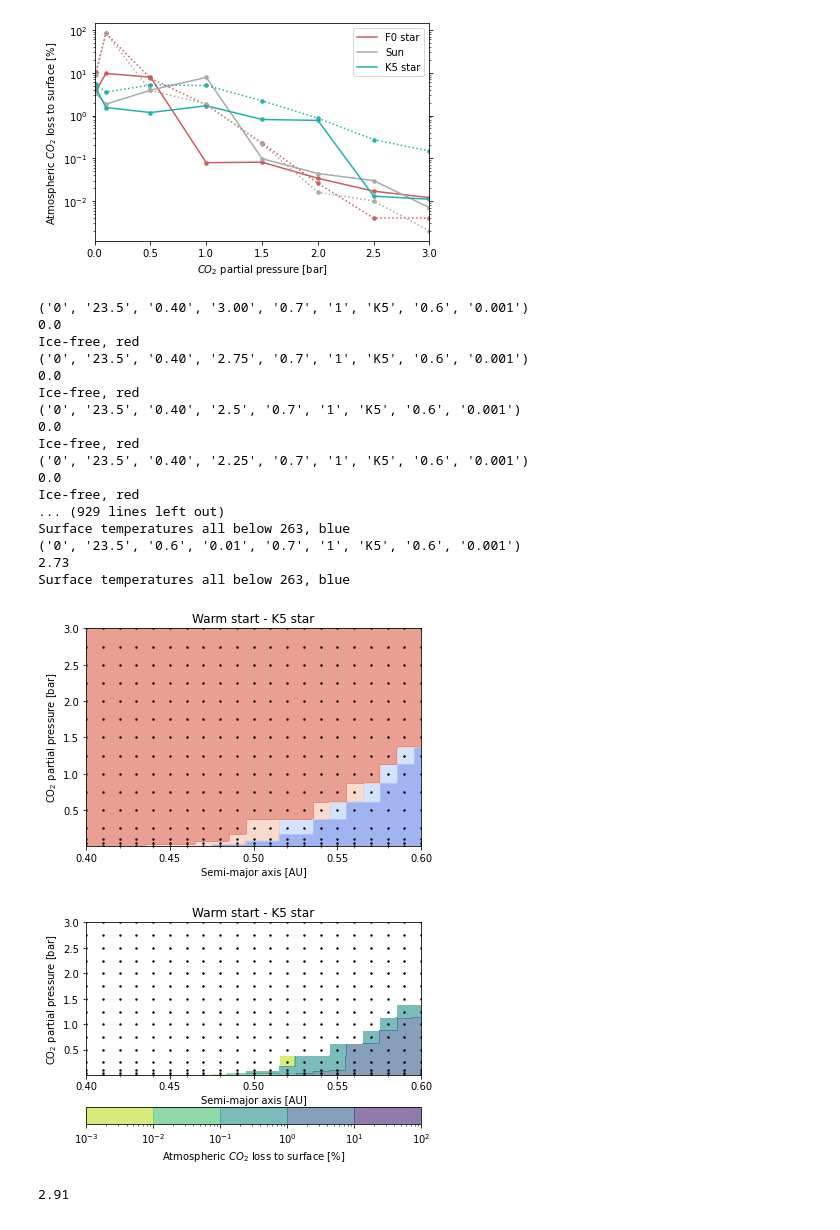
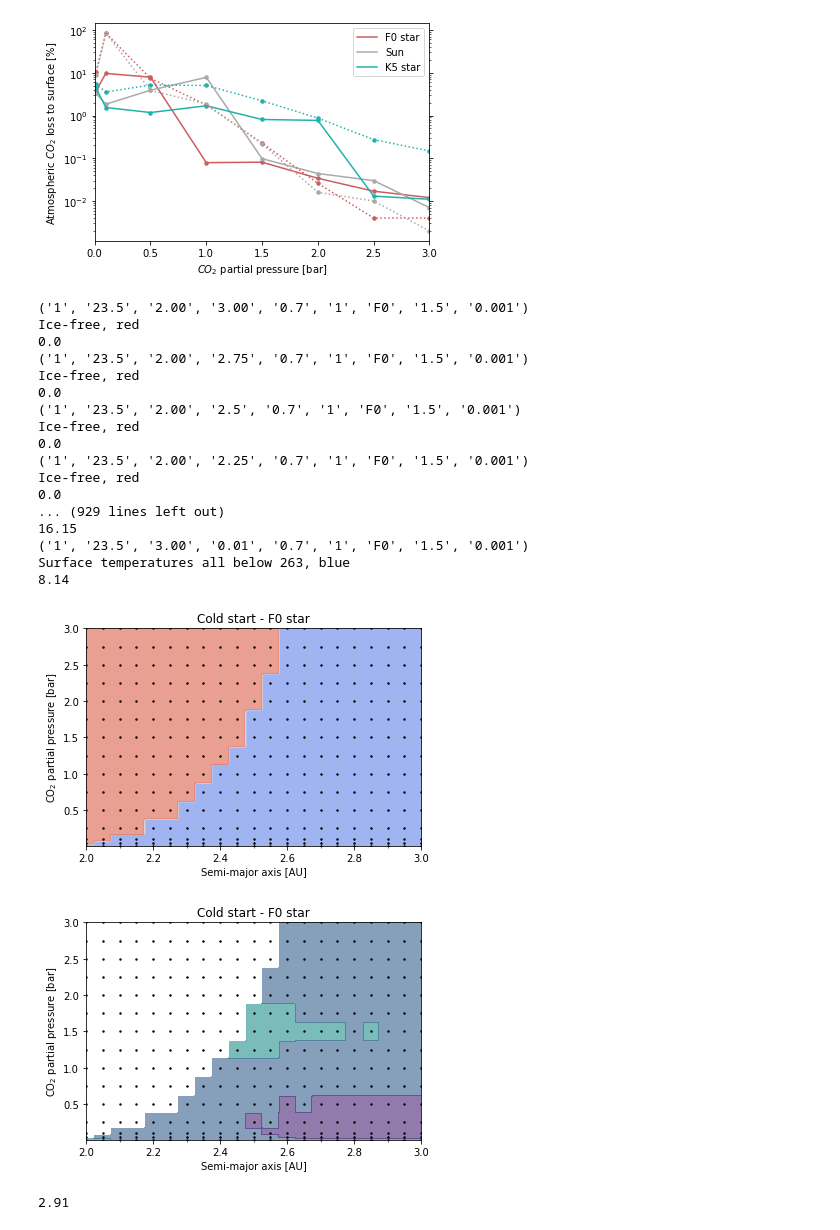
Before and after one commit to irenebonati/CO2-condensation, a Jupyter notebook: Code/Plots.ipynb, the cells around one changed output. Saved outputs shown, nothing was run; the diff lists cells and outputs as text; code cells hidden in the pictures.

```diff
--- a/Code/Plots.ipynb
+++ b/Code/Plots.ipynb
@@ -385,8 +385,8 @@ plt.show()
 [figure]
 # %%
 # We only have to change these 3 parameters
-start = ["Warm"] # "Cold" or "Warm"
-STAR = ["K5"]   # "Sun" or "K5" or "F0"
+start = ["Cold"] # "Cold" or "Warm"
+STAR = ["F0"]   # "Sun" or "K5" or "F0"
 obl = ["23.5"]
 val = ["0.001"] # Sun --> 0.05 K5 --> 0.04 or 0.05 F0 --> 0.035,0.065 (cold start), 0.05 (warm start)
 
@@ -491,7 +491,6 @@ for i in itertools.product(icoldflag,obl,a0,pco2i,ocean,igeog,STAR,smass,val):
                 break
         if CO2_ice[n,s]<0:
             CO2_ice[n,s] = 0.
-        print (CO2_ice[n,s])
 
         #Average temperature from text file
         temp_av = df.iloc[56:72,14]
@@ -514,22 +513,6 @@ for i in itertools.product(icoldflag,obl,a0,pco2i,ocean,igeog,STAR,smass,val):
         temp_max = temp_max.append(df.iloc[76:92,27])
         temp_max = np.array(temp_min, dtype = np.float32)
 
-#         # 1: Snowball planet, 4: Ice-free planets, 2: Partially ice-free with CO2  3: Partially ice free with no CO2
-#         if all(i < 263 for i in temp_max) and any(i <216.6 for i in temp_min) and CO2_ice[n,s]>0.:
-#             gl[n, s] = 1 # blue
-#             print ('Surface temperatures all below 263, blue')
-#         elif all(k > 263 for k in temp_min):
-#             gl[n,s] = 4 # red
-#             print ('Ice-free, red')
-#         else:
-
-#             if any(p<216.6 for p in temp_min) and CO2_ice[n,s]>0.:
-#                 gl[n,s] = 2
-#                 print ('Ice with CO2 condensation, light blue')
-#             else:
-#                 gl[n,s] = 3
-#                 print ('Some ice but no CO2 condensation, light red')
-
         # 1: Snowball planet, 4: Ice-free planets, 2: Partially ice-free with CO2  3: Partially ice free with no CO2
         if all(i < 263 for i in temp_av) and CO2_ice[n,s]>0.:
             gl[n, s] = 1 # blue
@@ -549,6 +532,9 @@ for i in itertools.product(icoldflag,obl,a0,pco2i,ocean,igeog,STAR,smass,val):
                 gl[n,s] = 3
                 print ('Some ice but no CO2 condensation, light red')
                 CO2_ice[n,s] = 0.
+        if CO2_ice[n,s] >0. and CO2_ice[n,s]<0.02:
+            CO2_ice[n,s] = 0.02
+        print (CO2_ice[n,s])
 
     if n==14:
         n=n-14
@@ -556,23 +542,23 @@ for i in itertools.product(icoldflag,obl,a0,pco2i,ocean,igeog,STAR,smass,val):
     else:
         n+=1
 # %% [output]
-('0', '23.5', '0.40', '3.00', '0.7', '1', 'K5', '0.6', '0.001')
+('1', '23.5', '2.00', '3.00', '0.7', '1', 'F0', '1.5', '0.001')
+Ice-free, red
 0.0
+('1', '23.5', '2.00', '2.75', '0.7', '1', 'F0', '1.5', '0.001')
 Ice-free, red
-('0', '23.5', '0.40', '2.75', '0.7', '1', 'K5', '0.6', '0.001')
 0.0
+('1', '23.5', '2.00', '2.5', '0.7', '1', 'F0', '1.5', '0.001')
 Ice-free, red
-('0', '23.5', '0.40', '2.5', '0.7', '1', 'K5', '0.6', '0.001')
 0.0
+('1', '23.5', '2.00', '2.25', '0.7', '1', 'F0', '1.5', '0.001')
 Ice-free, red
-('0', '23.5', '0.40', '2.25', '0.7', '1', 'K5', '0.6', '0.001')
 0.0
-Ice-free, red
 ... (929 lines left out)
+16.15
+('1', '23.5', '3.00', '0.01', '0.7', '1', 'F0', '1.5', '0.001')
 Surface temperatures all below 263, blue
-('0', '23.5', '0.6', '0.01', '0.7', '1', 'K5', '0.6', '0.001')
-2.73
-Surface temperatures all below 263, blue
+8.14
 # %%
 from matplotlib.colors import ListedColormap, BoundaryNorm
 sa_plot = np.reshape(sem_ax_plot, (len(sem_ax_plot[0])*len(sem_ax_plot),1))
@@ -583,7 +569,7 @@ points = np.column_stack((sa_plot,pc_plot))
 
 xi,yi = np.mgrid[a_min:a_max:200j, pco2_min:pco2_max:200j]
 
-STAR = ["K5"]
+STAR = ["F0"]
 
 if STAR==["K5"]:
     STAR = ["K5 star"]
@@ -597,7 +583,7 @@ if STAR==["K5"]:
         zi = griddata(points, gl_K5cold, (xi, yi), method="nearest").reshape(200, 200)
         ice_K5cold = ice
         zice = griddata(points, ice_K5cold, (xi, yi), method="nearest").reshape(200, 200)
-    lev_CO2 = [0.001,0.01,0.1,1,10,100]
+    lev_CO2 = [0.01,0.1,1,10,100]
 
 if STAR==["Sun"]:
     if start == ["Warm"]:
@@ -610,8 +596,7 @@ if STAR==["Sun"]:
         zi = griddata(points, gl_Suncold, (xi, yi), method="nearest").reshape(200, 200)
         ice_Suncold = ice
         zice = griddata(points, ice_Suncold, (xi, yi), method="nearest").reshape(200, 200)
-    lev_CO2 = [0.001,0.01,0.1,1,10,100]
-    #lev_CO2 = [0.05,0.1,0.5,1,5,10,50]
+    lev_CO2 = [0.01,0.1,1,10,100]
 
 if STAR==["F0"]:
     STAR = ["F0 star"]
@@ -625,7 +610,7 @@ if STAR==["F0"]:
         zi = griddata(points, gl_F0cold, (xi, yi), method="nearest").reshape(200, 200)
         ice_F0cold = ice
         zice = griddata(points, ice_F0cold, (xi, yi), method="nearest").reshape(200, 200)
-    lev_CO2 = [0.001,0.01,0.1,1,10,50]
+    lev_CO2 = [0.01,0.1,1,10,100]
 
 zi = np.around(zi)
 
@@ -651,38 +636,38 @@ if STAR==["K5 star"]:
 if STAR==["F0 star"]:
     ax.yaxis.set_major_formatter(FormatStrFormatter('%.1f'))
     ax.xaxis.set_major_locator(MultipleLocator(0.2))
     ax.xaxis.set_minor_locator(MultipleLocator(0.1))
 plt.savefig('Figures/{}_{}_%.1f.pdf'.format(start[0],STAR[0]) %(np.float(obl[0])), bbox_inches='tight',format='pdf')
 plt.show()
 
 plt.figure(2)
 ax=plt.gca()
 sc =plt.contourf(xi,yi,zice,levels=lev_CO2,cmap="viridis_r", alpha=0.6,norm=colors.LogNorm(vmin=0.001, vmax=100))
 plt.scatter(sem_ax_plot,pco2_plot,color='black', s=size)
-cb = plt.colorbar(sc,orientation='horizontal')
-cb.set_label('Atmospheric $CO_{2}$ loss to surface [%]')
+#cb = plt.colorbar(sc,orientation='horizontal')
+#cb.set_label('Atmospheric $CO_{2}$ loss to surface [%]')
 plt.xlabel('Semi-major axis [AU]')
 plt.ylabel('CO$_{2}$ partial pressure [bar]')
 plt.xlim([a_min,a_max])
 plt.ylim([0.01,3])
 if obl == ["0"]:
     plt.title('{} start - {} %.0f obliquity'.format(start[0],STAR[0]) %(np.float(obl[0])))
 else:
     plt.title('{} start - {} %.1f obliquity'.format(start[0],STAR[0]) %(np.float(obl[0])))
     plt.title('{} start - {}'.format(start[0],STAR[0]))
 if STAR==["K5 star"]:
     ax.yaxis.set_major_formatter(FormatStrFormatter('%.1f'))
     ax.xaxis.set_major_locator(MultipleLocator(0.05))
     ax.xaxis.set_minor_locator(MultipleLocator(0.02))
 if STAR==["F0 star"]:
     ax.yaxis.set_major_formatter(FormatStrFormatter('%.1f'))
     ax.xaxis.set_major_locator(MultipleLocator(0.2))
     ax.xaxis.set_minor_locator(MultipleLocator(0.1))
-plt.savefig('Figures/ice{}_{}_%.1fleg.pdf'.format(start[0],STAR[0]) %(np.float(obl[0])), bbox_inches='tight',format='pdf')
+plt.savefig('Figures/ice{}_{}_%.1f.pdf'.format(start[0],STAR[0]) %(np.float(obl[0])), bbox_inches='tight',format='pdf')
 plt.show()
 # %% [output]
-[figure, old version]
+[figure, new version]
-[figure, old version]
+[figure, new version]
 # %%
 np.max(zice)
 # %% [output]
```
Also changed, not shown: parts of 2 cells of this notebook, 38 other files.
